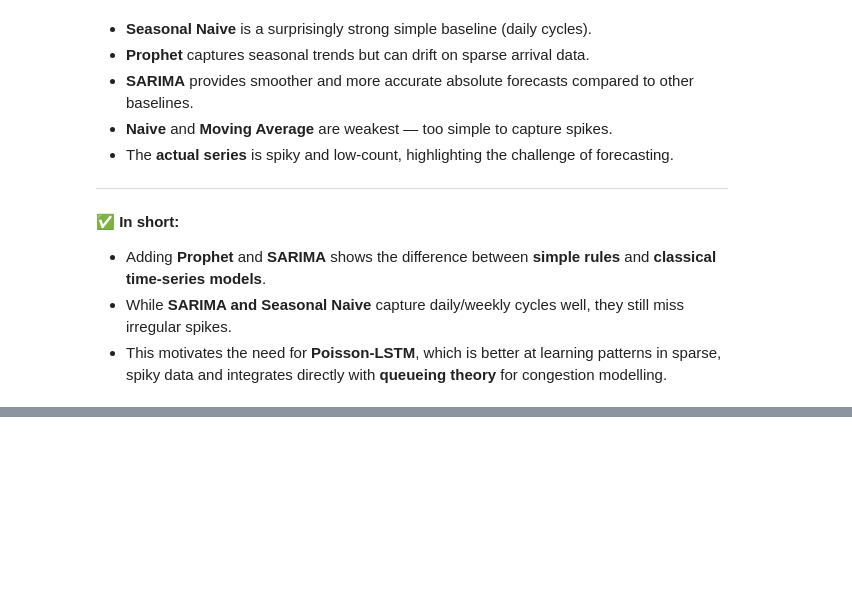
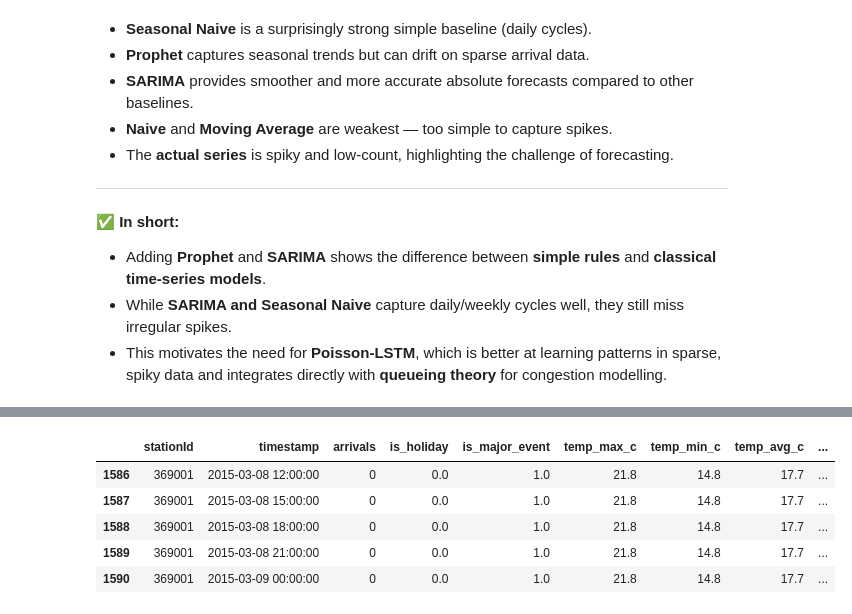
Before and after one commit to Chameleon-company/EVAT-Data-Science, a Jupyter notebook: Use_Cases/Congestion Prediction/EVAT_Congestion_with_baselines_models.ipynb, the cells around one changed output, grey strips where cells are left out. Cells and saved outputs as stored; diff of their text form; code cells hidden in the pictures; blank space fills up the shorter version.

```diff
--- a/Use_Cases/Congestion Prediction/EVAT_Congestion_with_baselines_models.ipynb
+++ b/Use_Cases/Congestion Prediction/EVAT_Congestion_with_baselines_models.ipynb
@@ -1922,0 +2214,9 @@ plt.show()
+# %%
+train_station.head()
+# %% [output]
+|  | stationId | timestamp | arrivals | is_holiday | is_major_event | temp_max_c | temp_min_c | temp_avg_c | ... |
+| 1586 | 369001 | 2015-03-08 12:00:00 | 0 | 0.0 | 1.0 | 21.8 | 14.8 | 17.7 | ... |
+| 1587 | 369001 | 2015-03-08 15:00:00 | 0 | 0.0 | 1.0 | 21.8 | 14.8 | 17.7 | ... |
+| 1588 | 369001 | 2015-03-08 18:00:00 | 0 | 0.0 | 1.0 | 21.8 | 14.8 | 17.7 | ... |
+| 1589 | 369001 | 2015-03-08 21:00:00 | 0 | 0.0 | 1.0 | 21.8 | 14.8 | 17.7 | ... |
+| 1590 | 369001 | 2015-03-09 00:00:00 | 0 | 0.0 | 1.0 | 21.8 | 14.8 | 17.7 | ... |
```
Also changed, not shown: parts of 11 cells of this notebook, 1 other file.
